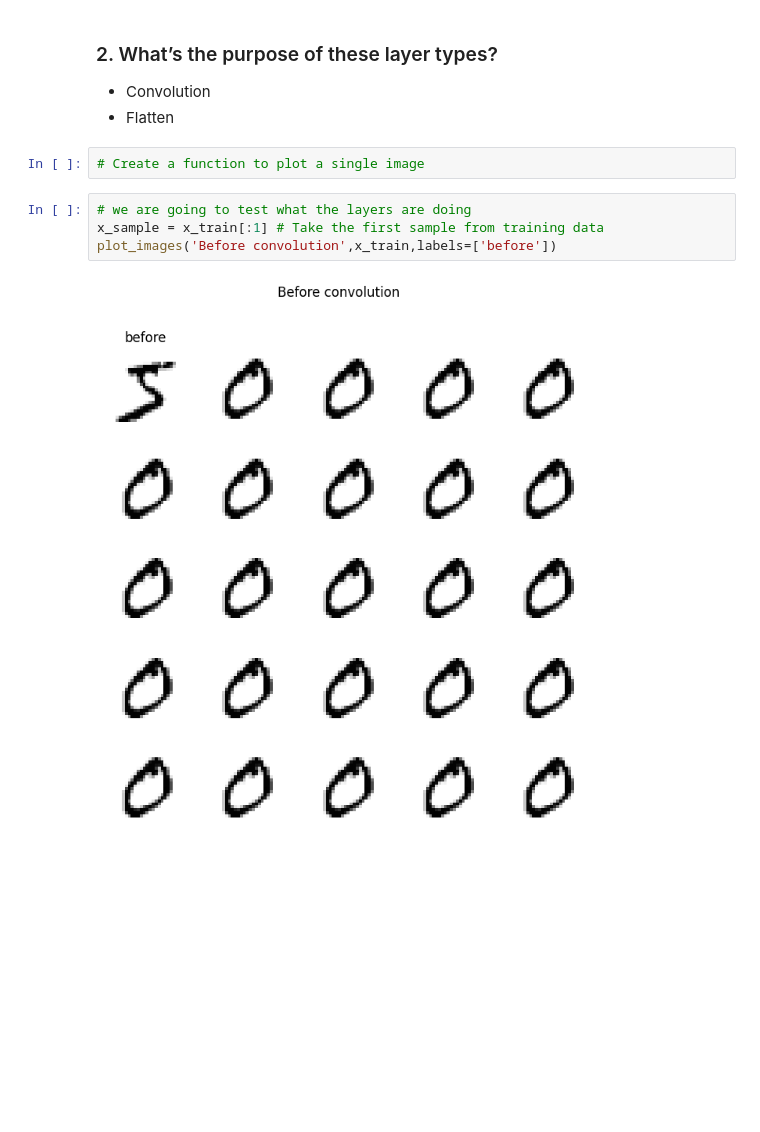
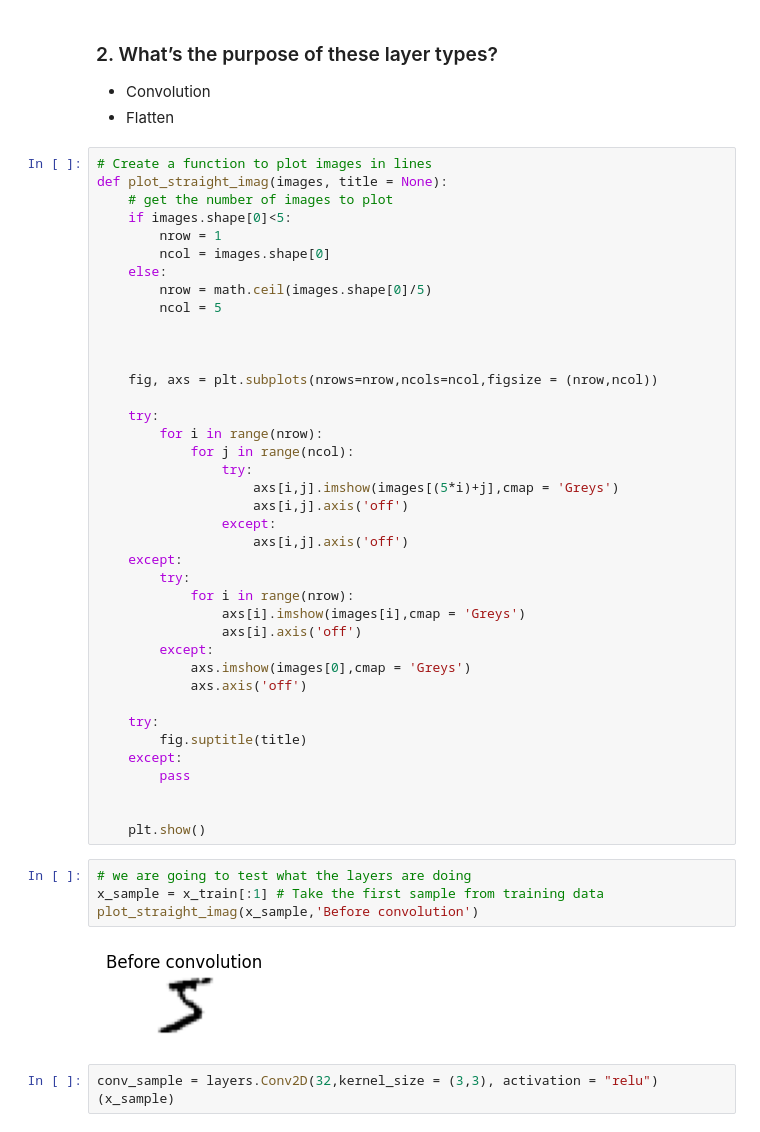
Before and after one commit to lakubis/jyu-learn, a Jupyter notebook: efficient_computing/Demos/Demo_4/demo4_Felix_Cahyadi.ipynb, the cells around one changed output. Drawn from its saved outputs; the diff is of its cells as text; blank space fills up the shorter version.

```diff
--- a/efficient_computing/Demos/Demo_4/demo4_Felix_Cahyadi.ipynb
+++ b/efficient_computing/Demos/Demo_4/demo4_Felix_Cahyadi.ipynb
@@ -173,11 +157,50 @@ Test accuracy: 0.9921000003814697
 ### 2. What’s the purpose of these layer types?
 * Convolution
 * Flatten
-# %%
-# Create a function to plot a single image
+# %%
+# Create a function to plot images in lines
+def plot_straight_imag(images, title = None):
+    # get the number of images to plot
+    if images.shape[0]<5:
+        nrow = 1
+        ncol = images.shape[0]
+    else:
+        nrow = math.ceil(images.shape[0]/5)
+        ncol = 5
+
+
+
+    fig, axs = plt.subplots(nrows=nrow,ncols=ncol,figsize = (nrow,ncol))
+
+    try:
+        for i in range(nrow):
+            for j in range(ncol):
+                try:
+                    axs[i,j].imshow(images[(5*i)+j],cmap = 'Greys')
+                    axs[i,j].axis('off')
+                except:
+                    axs[i,j].axis('off')
+    except:
+        try:
+            for i in range(nrow):
+                axs[i].imshow(images[i],cmap = 'Greys')
+                axs[i].axis('off')
+        except:
+            axs.imshow(images[0],cmap = 'Greys')
+            axs.axis('off')
+
+    try:
+        fig.suptitle(title)
+    except:
+        pass
+
+
+    plt.show()
 # %%
 # we are going to test what the layers are doing
 x_sample = x_train[:1] # Take the first sample from training data
-plot_images('Before convolution',x_train,labels=['before'])
+plot_straight_imag(x_sample,'Before convolution')
 # %% [output]
-[figure, old version]
+[figure, new version]
+# %%
+conv_sample = layers.Conv2D(32,kernel_size = (3,3), activation = "relu")(x_sample)
```
Also changed, not shown: parts of 11 cells of this notebook, 1 other file.
